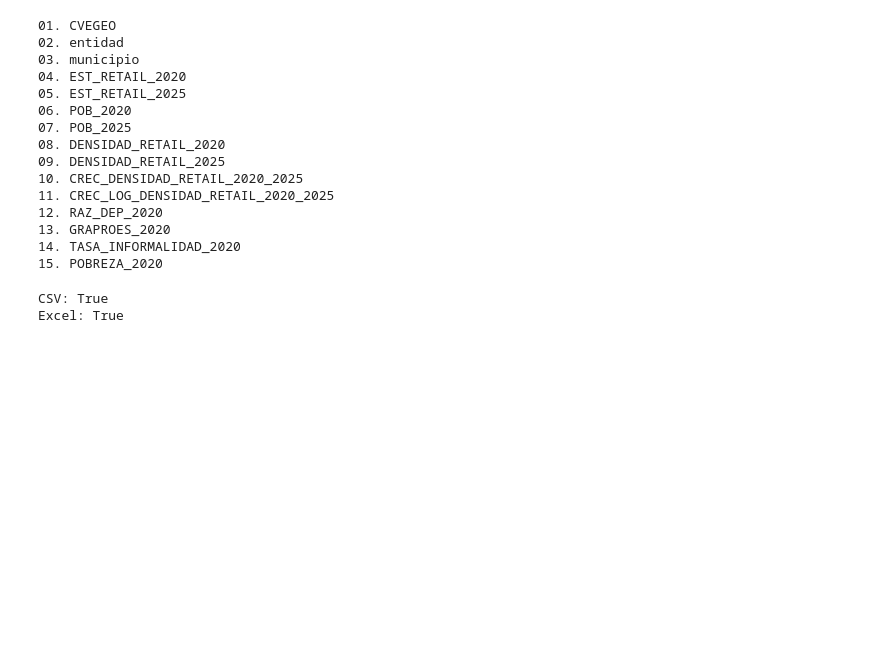
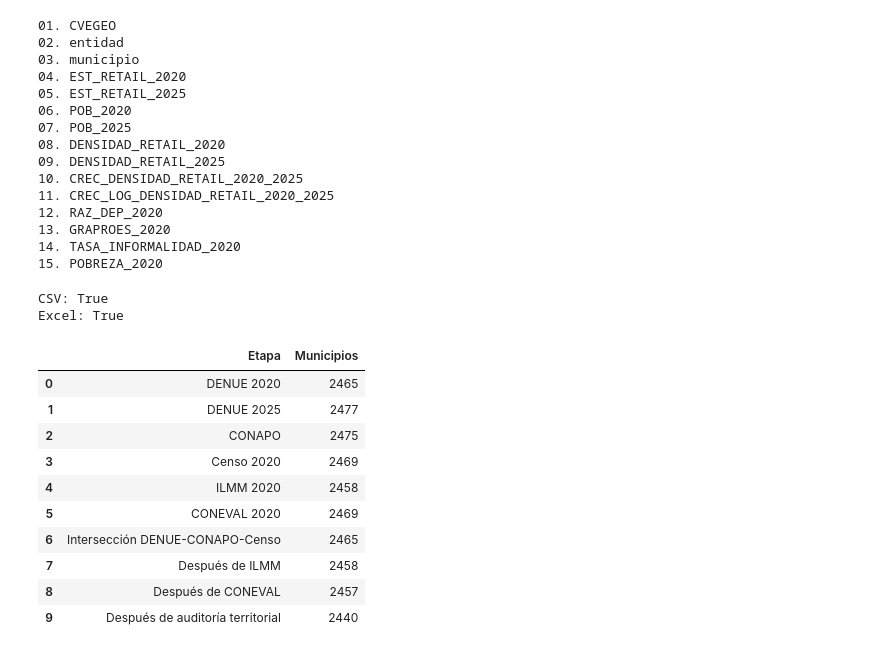
Before and after one commit to Nash963/atractividad-comercial-municipal-mexico, a Jupyter notebook: notebooks/09_base_maestra.ipynb, the cells around one changed output. Saved outputs shown, nothing was run; the diff lists cells and outputs as text; code cells hidden in the pictures; blank space fills up the shorter version.

Commit message:
docs: actualiza documentacion y auditoria de la muestra

```diff
--- a/notebooks/09_base_maestra.ipynb
+++ b/notebooks/09_base_maestra.ipynb
@@ -2545,3 +2545,44 @@ print("Excel:", archivo_base_maestra_excel.exists())
 # %% [output]
 CSV: True
 Excel: True
+# %%
+auditoria_cobertura_final = pd.DataFrame({
+    "Etapa": [
+        "DENUE 2020",
+        "DENUE 2025",
+        "CONAPO",
+        "Censo 2020",
+        "ILMM 2020",
+        "CONEVAL 2020",
+        "Intersección DENUE-CONAPO-Censo",
+        "Después de ILMM",
+        "Después de CONEVAL",
+        "Después de auditoría territorial"
+    ],
+    "Municipios": [
+        2465,
+        2477,
+        2475,
+        2469,
+        2458,
+        2469,
+        2465,
+        2458,
+        2457,
+        2440
+    ]
+})
+
+display(auditoria_cobertura_final)
+# %% [output]
+|  | Etapa | Municipios |
+| 0 | DENUE 2020 | 2465 |
+| 1 | DENUE 2025 | 2477 |
+| 2 | CONAPO | 2475 |
+| 3 | Censo 2020 | 2469 |
+| 4 | ILMM 2020 | 2458 |
+| 5 | CONEVAL 2020 | 2469 |
+| 6 | Intersección DENUE-CONAPO-Censo | 2465 |
+| 7 | Después de ILMM | 2458 |
+| 8 | Después de CONEVAL | 2457 |
+| 9 | Después de auditoría territorial | 2440 |
```
Also changed, not shown: parts of 1 cell of this notebook, 1 other file.
